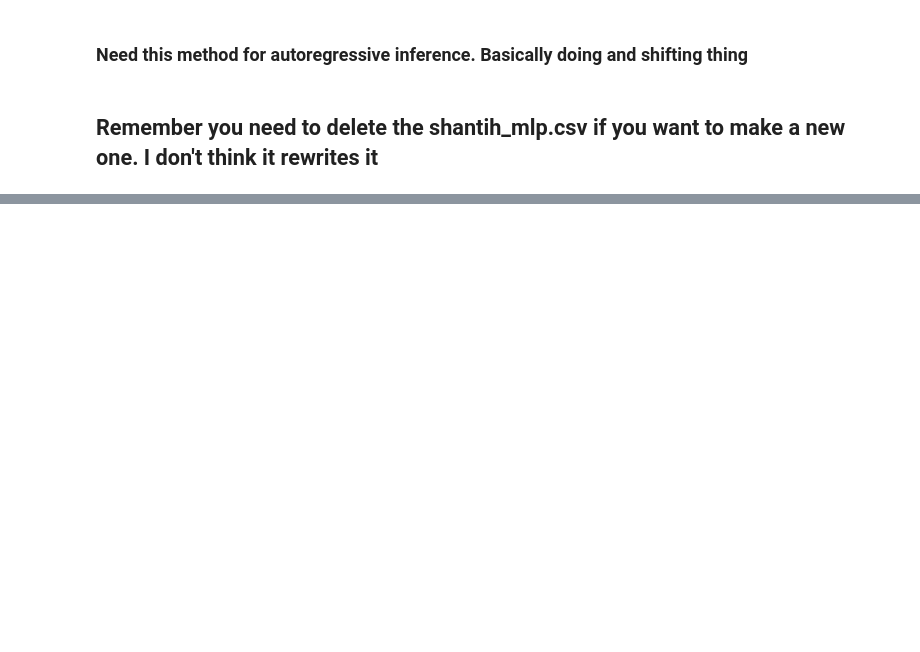
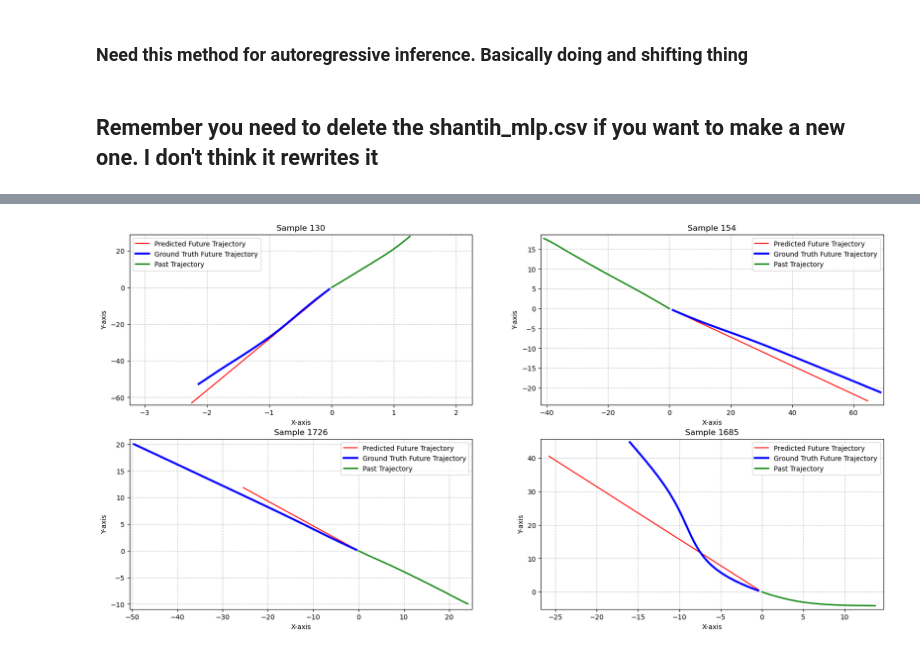
Before and after one commit to shantihhill/SelfDrivingNeuralNetwork, a Jupyter notebook: shantih_mlp.ipynb, the cells around one changed output, grey strips where cells are left out. Cells and saved outputs as stored; diff of their text form; code cells hidden in the pictures; blank space fills up the shorter version.

```diff
--- a/shantih_mlp.ipynb
+++ b/shantih_mlp.ipynb
@@ -204,19 +455,8 @@ def new_train_model(model, criterion, optimizer, train_x, train_y, val_x, val_y,
 # %%
-input_features = 50 * 2  # = 100
-output_features = 60 * 2
-
-if auto_regressive:
-    input_features = num_features * 2
-    output_features = num_labels * 2
-
-print(input_features, output_features)
-
-norm_model = ComplexMLP(input_features, output_features)
-
 # Define loss function and optimizer
 criterion = nn.MSELoss()
 
-optimizer = optim.Adam(norm_model.parameters(), lr=0.001)
+optimizer = optim.Adam(norm_model.parameters(), lr=0.00001)
 
-norm_model = new_train_model(norm_model, criterion, optimizer, new_train_x, new_train_y, val_x, val_y, batch_size=64, epochs=20)
+norm_model, train_maes = new_train_model(norm_model, criterion, optimizer, new_train_x, new_train_y, val_x, val_y, batch_size=64, epochs=150)
 # %% [output]
@@ -289,0 +529,64 @@ in (2100, 50, 2)
+# %%
+pred_y = predict(norm_model, val_x)
+
+print(val_x.shape)
+print(val_y.shape)
+print(pred_y.shape)
+
+def plot_trajectory(ax, past, pred, gt, title=None):
+    ax.cla()
+    # Plot the predicted future trajectory
+    ax.plot(pred[:60,0], pred[:60,1], color='red', label='Predicted Future Trajectory')
+
+    # Plot the ground truth future trajectory
+    ax.plot(gt[:60,0], gt[:60,1], color='blue', label='Ground Truth Future Trajectory', linewidth=3)
+
+    ax.plot(past[:50, 0], past[:50, 1], color='green', label='Past Trajectory', linewidth=2)
+
+    # Optionally set axis limits, labels, and title.
+    x_max = max(pred[..., 0].max(), gt[..., 0].max())
+    x_min = min(pred[..., 0].min(), gt[..., 0].min())
+    y_max = max(pred[..., 1].max(), gt[..., 1].max())
+    y_min = min(pred[..., 1].min(), gt[..., 1].min())
+    x_max = max(x_max, past[..., 0].max())
+    x_min = min(x_min, past[..., 0].min())
+    y_max = max(y_max, past[..., 1].max())
+    y_min = min(y_min, past[..., 1].min())
+
+    ax.set_xlim(x_min - 1, x_max + 1)
+    ax.set_ylim(y_min - 1, y_max + 1)
+    ax.set_xlabel('X-axis')
+    ax.set_ylabel('Y-axis')
+
+    if title:
+        ax.set_title(title)
+
+    ax.legend()
+    ax.grid(True, linestyle='--', alpha=0.7)
+
+random_indices = random.sample(range(val_y.shape[0]), 4)
+fig, axes = plt.subplots(2, 2, figsize=(20, 10))
+axes = axes.flatten()  # Flatten the array to iterate single axes objects
+
+
+for i, idx in enumerate(random_indices):
+
+    x_deltas = val_x[idx][:49, 0]
+    y_deltas = val_x[idx][:49, 1]
+
+    # Reverse and negate deltas to walk backwards
+    x_reversed_path = np.cumsum(x_deltas[::-1] * -1)[::-1]
+    y_reversed_path = np.cumsum(y_deltas[::-1] * -1)[::-1]
+
+    # Append origin (0, 0) at the end — corresponds to t=49
+    x_full = np.append(x_reversed_path, 0)
+    y_full = np.append(y_reversed_path, 0)
+
+    # Stack into (50, 2) shape
+    past_reconstructed = np.stack([x_full, y_full], axis=1)
+
+    plot_trajectory(axes[i], past_reconstructed, pred_y[idx], val_y[idx], title=f"Sample {idx}")
+    axes[i].legend()
+
+plt.show()
+# %% [output]
@@ -289,0 +596 @@ in (2100, 50, 2)
+[figure, added]
```
Also changed, not shown: parts of 24 cells of this notebook.
